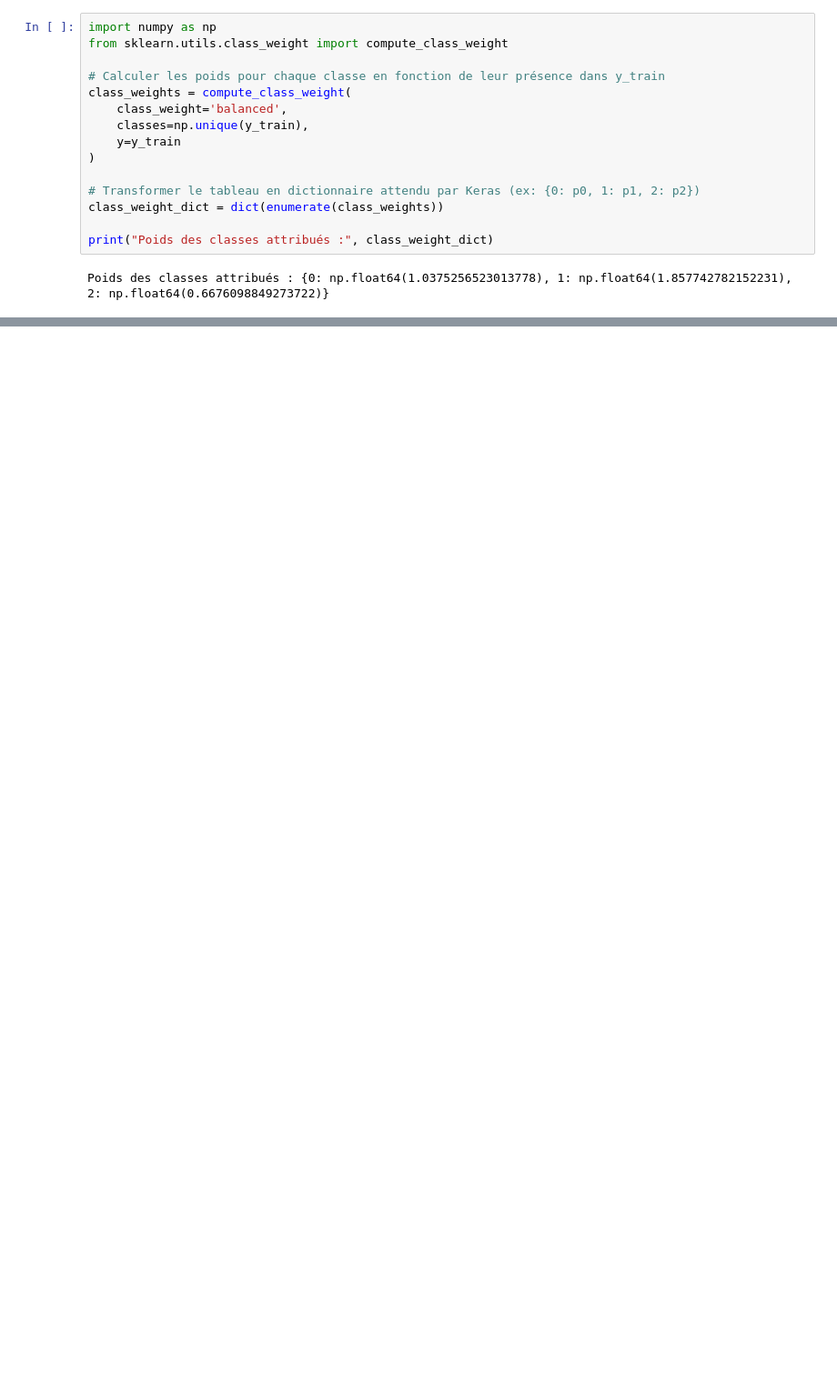
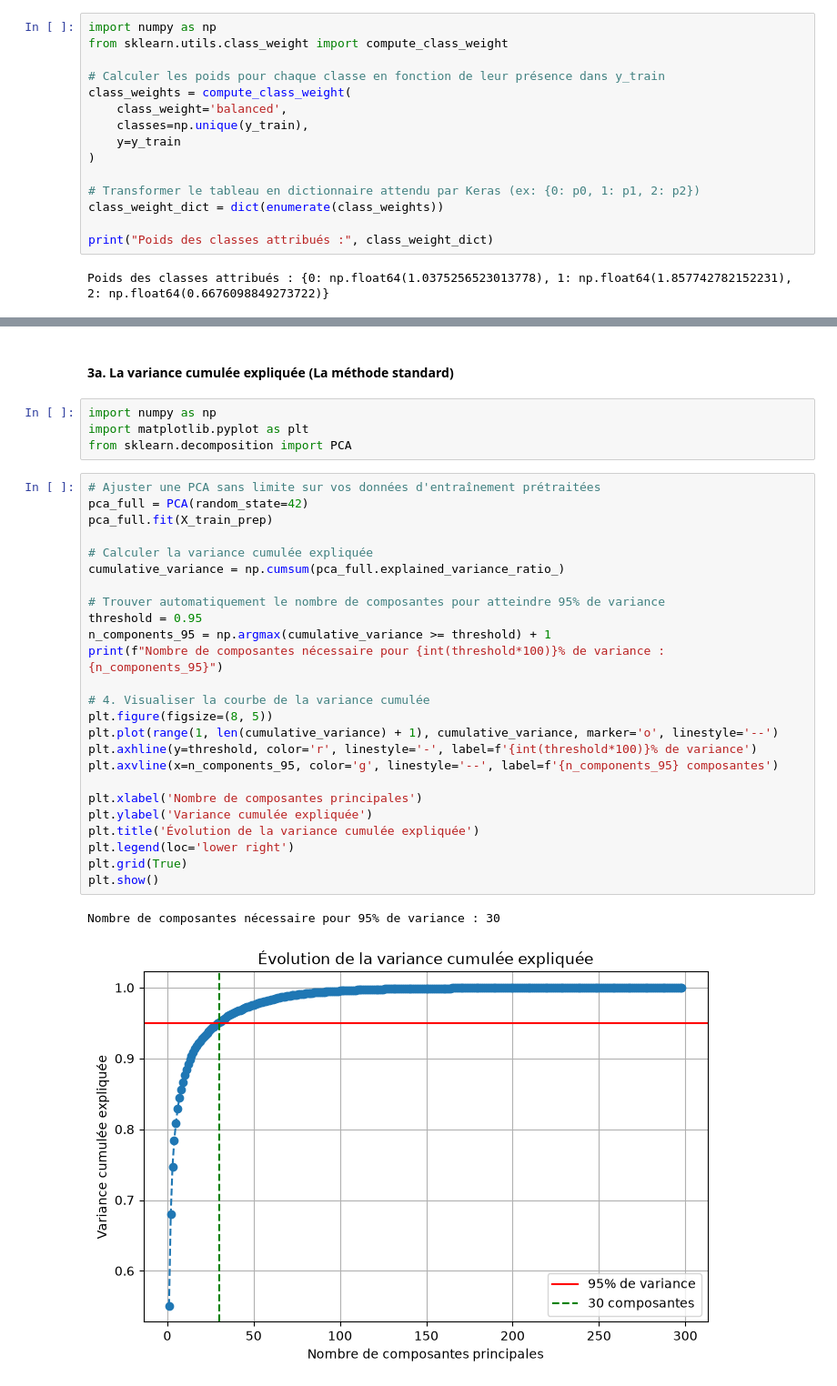
Before and after one commit to philippelaurens/ann-playground, a Jupyter notebook: notebooks/eda.ipynb, the cells around one changed output, grey strips where cells are left out. Shown at 91% size. Drawn from its saved outputs; the diff is of its cells as text; blank space fills up the shorter version.

```diff
--- a/notebooks/eda.ipynb
+++ b/notebooks/eda.ipynb
@@ -976,0 +936,34 @@ weighted avg       0.72      0.72      0.72       885
+# %% [markdown]
+#### 3a. La variance cumulée expliquée (La méthode standard)
+# %%
+import numpy as np
+import matplotlib.pyplot as plt
+from sklearn.decomposition import PCA
+# %%
+# Ajuster une PCA sans limite sur vos données d'entraînement prétraitées
+pca_full = PCA(random_state=42)
+pca_full.fit(X_train_prep)
+
+# Calculer la variance cumulée expliquée
+cumulative_variance = np.cumsum(pca_full.explained_variance_ratio_)
+
+# Trouver automatiquement le nombre de composantes pour atteindre 95% de variance
+threshold = 0.95
+n_components_95 = np.argmax(cumulative_variance >= threshold) + 1
+print(f"Nombre de composantes nécessaire pour {int(threshold*100)}% de variance : {n_components_95}")
+
+# 4. Visualiser la courbe de la variance cumulée
+plt.figure(figsize=(8, 5))
+plt.plot(range(1, len(cumulative_variance) + 1), cumulative_variance, marker='o', linestyle='--')
+plt.axhline(y=threshold, color='r', linestyle='-', label=f'{int(threshold*100)}% de variance')
+plt.axvline(x=n_components_95, color='g', linestyle='--', label=f'{n_components_95} composantes')
+
+plt.xlabel('Nombre de composantes principales')
+plt.ylabel('Variance cumulée expliquée')
+plt.title('Évolution de la variance cumulée expliquée')
+plt.legend(loc='lower right')
+plt.grid(True)
+plt.show()
+# %% [output]
+Nombre de composantes nécessaire pour 95% de variance : 30
+[figure, added]
```
Also changed, not shown: parts of 58 cells of this notebook.
